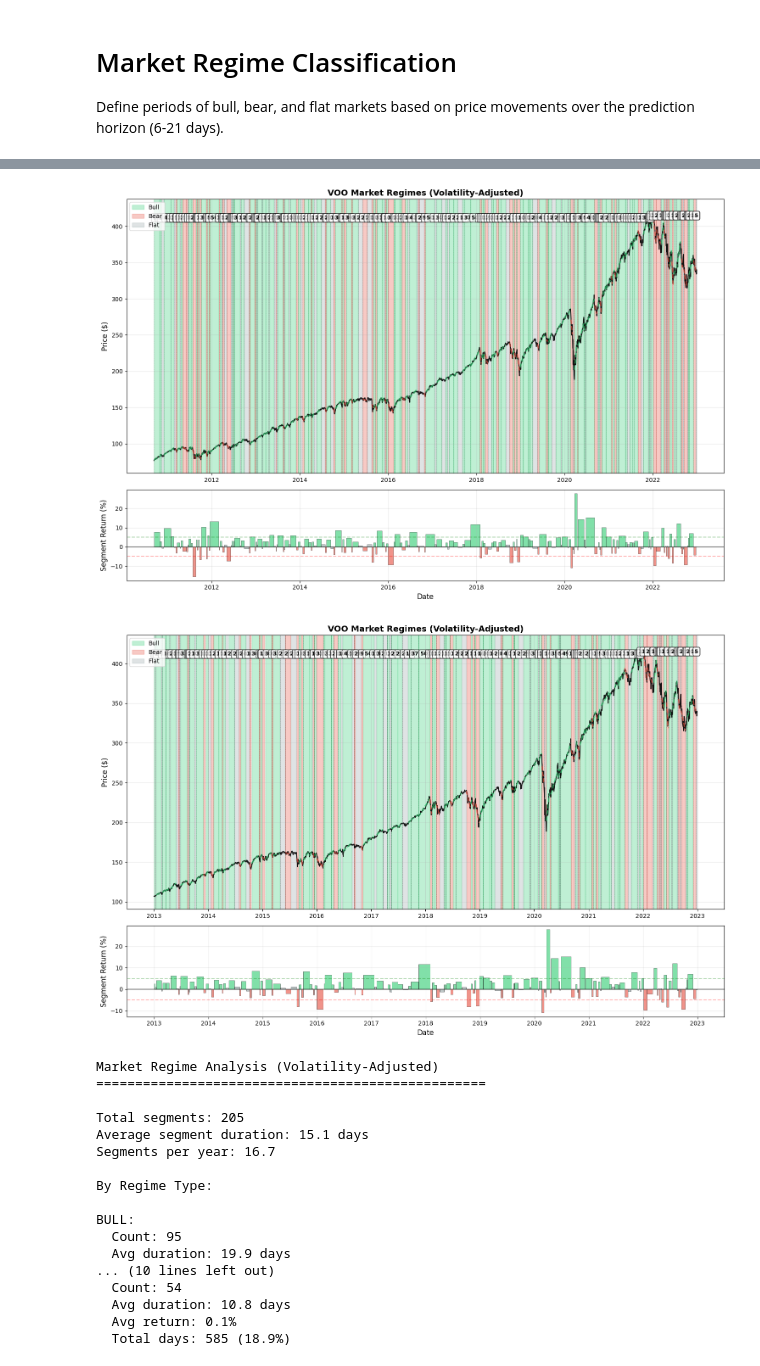
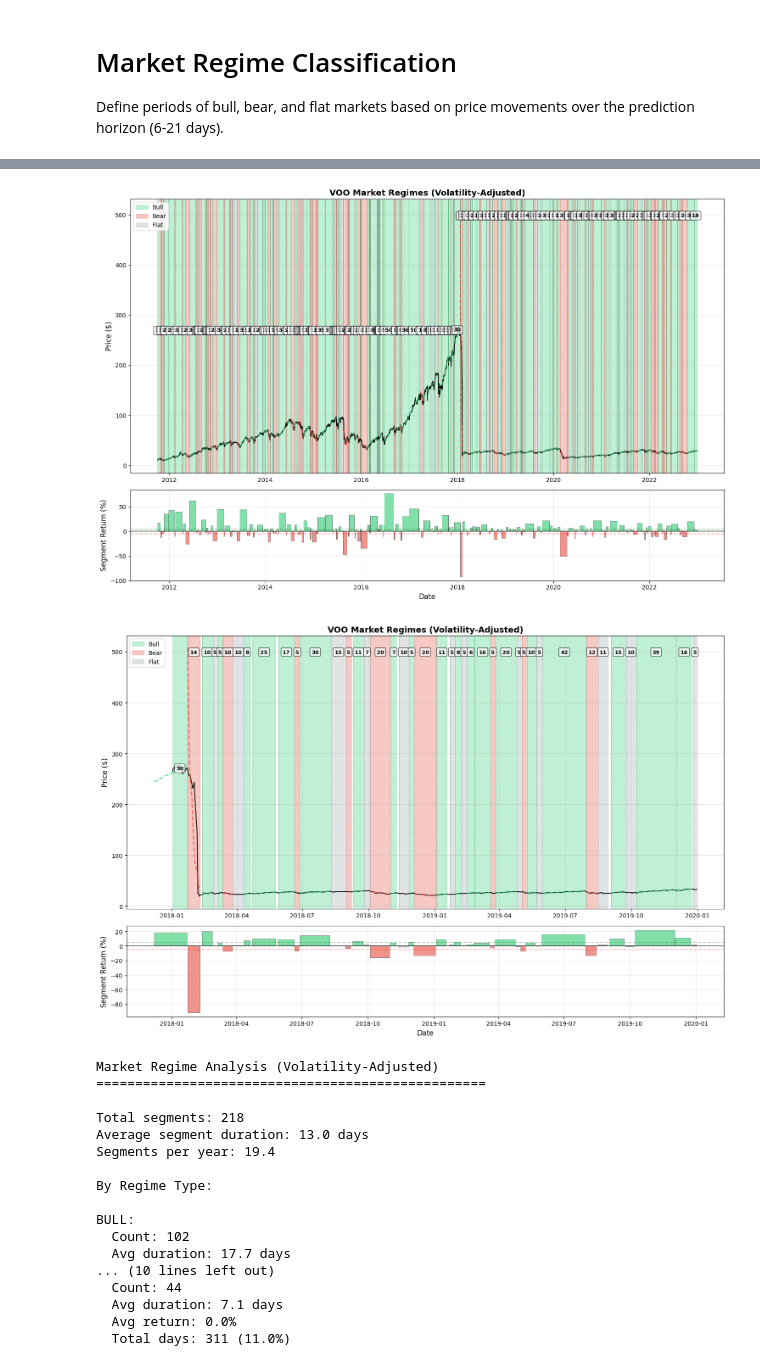
Before and after one commit to kechprog/trends, a Jupyter notebook: main.ipynb, the cells around one changed output, grey strips where cells are left out. Cells and saved outputs as stored; diff of their text form; code cells hidden in the pictures.

Commit message:
data creation - done

```diff
--- a/main.ipynb
+++ b/main.ipynb
@@ -7,7 +7,7 @@ import pandas as pd
 import numpy as np
 from matplotlib import pyplot as plt
 
-df = pd.read_csv("./data/downloaded/VOO.csv")
+df = pd.read_csv("./data/downloaded/SVXY.csv")
 
 df.rename(columns={"Unnamed: 0": "date"}, inplace=True)
 df.set_index("date", inplace=True)
@@ -375,50 +375,50 @@ def analyze_regimes_v2(segments, df):
              color=['green', 'red', 'gray'], alpha=0.6)
     ax4.set_xlabel('Total Days')
     ax4.set_title('Total Days by Regime')
     ax4.grid(True, alpha=0.3)
 
     plt.tight_layout()
     return fig
 
 # Test with 5% threshold as requested
 df_adaptive, segments = detect_regimes_adaptive(df, min_window=5, max_window=50, r2_threshold=0.86, volatility_factor=2.6, min_trend_strength=1.4)  # 5% threshold
 
 
 # Plot
 fig = plot_adaptive_regimes_v2(df_adaptive, segments, 'VOO')
 plt.show()
 
 # Recent period
 fig2 = plot_adaptive_regimes_v2(df_adaptive, segments, 'VOO',
-                                start_date='2013-01-01', end_date='2023-01-01')
+                                start_date='2018-01-01', end_date='2020-01-01')
 plt.show()
 
 # Analysis
 fig3 = analyze_regimes_v2(segments, df_adaptive)
 plt.show()
 
 # Examples
 print("\nExample segments (last 10):")
 for seg in segments[-10:]:
     print(f"{seg['start_date'].date()} to {seg['end_date'].date()}: "
           f"{seg['regime']:5} ({seg['duration']:2}d, return={seg['total_return']:6.1f}%)")
 # %% [output]
-[figure, old version]
+[figure, new version]
-[figure, old version]
+[figure, new version]
 Market Regime Analysis (Volatility-Adjusted)
 ==================================================
 
-Total segments: 205
-Average segment duration: 15.1 days
-Segments per year: 16.7
+Total segments: 218
+Average segment duration: 13.0 days
+Segments per year: 19.4
 
 By Regime Type:
 
 BULL:
-  Count: 95
-  Avg duration: 19.9 days
+  Count: 102
+  Avg duration: 17.7 days
 ... (10 lines left out)
-  Count: 54
-  Avg duration: 10.8 days
-  Avg return: 0.1%
-  Total days: 585 (18.9%)
+  Count: 44
+  Avg duration: 7.1 days
+  Avg return: 0.0%
+  Total days: 311 (11.0%)
```
Also changed, not shown: parts of 3 cells of this notebook, 4 other files.
